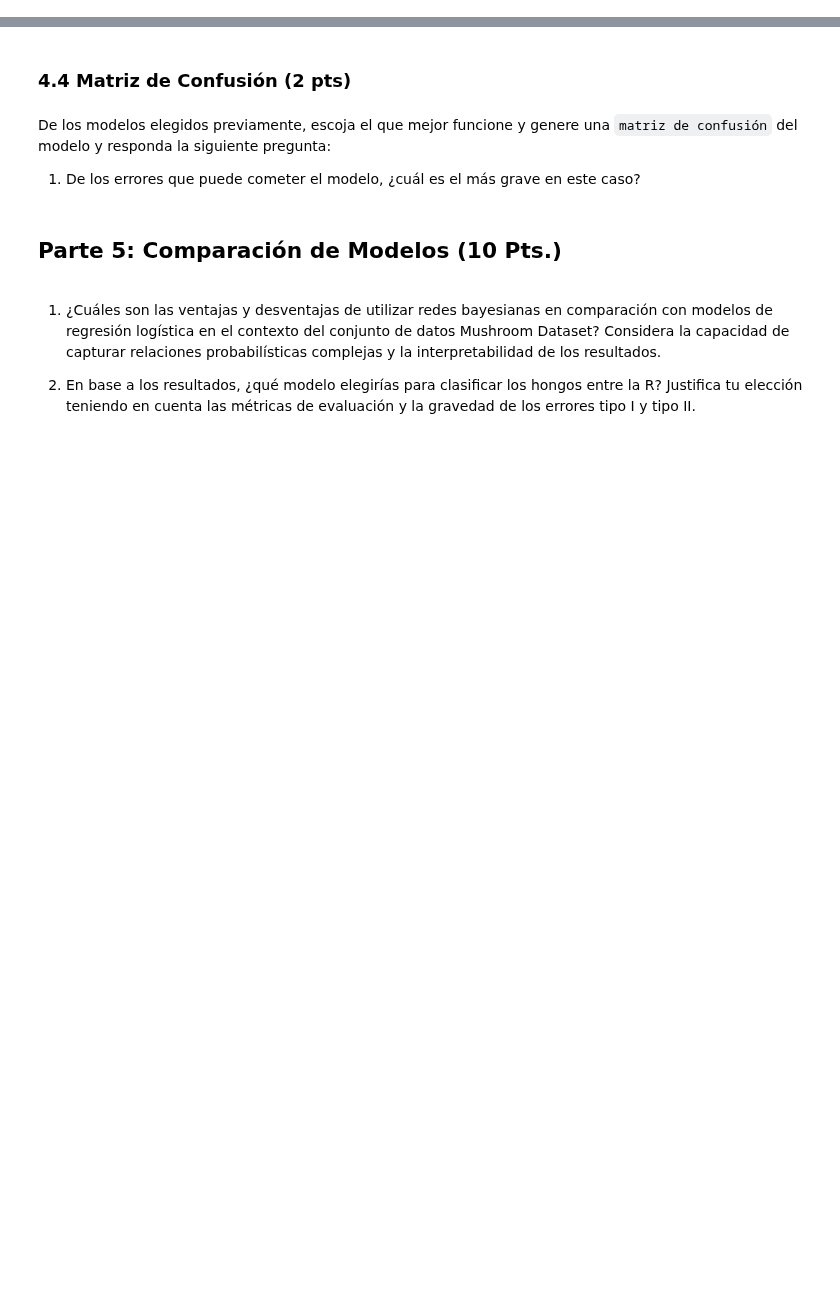
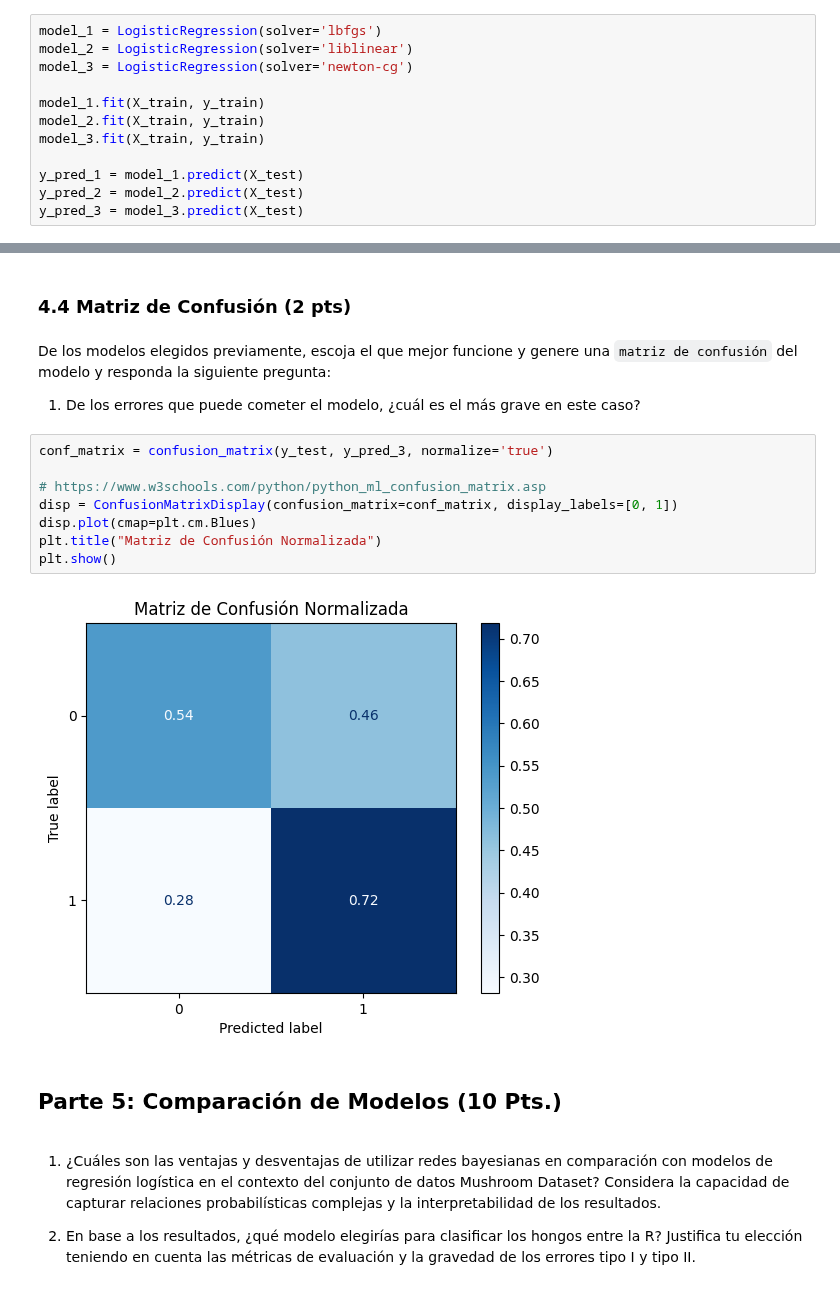
Before and after one commit to franco-anfossi/IIC2433, a Jupyter notebook: Tarea 3/T3.ipynb, the cells around one changed output, grey strips where cells are left out. Cells and saved outputs as stored; diff of their text form; blank space fills up the shorter version.

```diff
--- a/Tarea 3/T3.ipynb
+++ b/Tarea 3/T3.ipynb
@@ -266,3 +403,15 @@ Investiga sobre `Regresión Lógistica` y da una explicación con tus propias pa
 ### 4.2 Crear y Entrenar Regresión Logística (6 pts)
 # %% [markdown]
 Crea y entrena un modelo de regresion logistica con los datos de entrenamiento, donde a traves del parametro `solver`, deberas elegir minimo 3 opciones diferentes de algoritmos de optimizacion, responder `cuales son sus principales diferencias` respecto a como actualizan los parametros del modelo y `dar una hipotesis` sobre cual crees que sera el algoritmo que funcione mejor para este dataset. Recuerda que la idea es que `justifiques tu respuesta`.
+# %%
+model_1 = LogisticRegression(solver='lbfgs')
+model_2 = LogisticRegression(solver='liblinear')
+model_3 = LogisticRegression(solver='newton-cg')
+
+model_1.fit(X_train, y_train)
+model_2.fit(X_train, y_train)
+model_3.fit(X_train, y_train)
+
+y_pred_1 = model_1.predict(X_test)
+y_pred_2 = model_2.predict(X_test)
+y_pred_3 = model_3.predict(X_test)
@@ -276,6 +480,16 @@ Para cada uno de tus modelos anteriores (del punto 4.2), evalua el modelo con lo
 De los modelos elegidos previamente, escoja el que mejor funcione y genere una `matriz de confusión` del modelo y responda la siguiente pregunta:
 
 1. De los errores que puede cometer el modelo, ¿cuál es el más grave en este caso?
+# %%
+conf_matrix = confusion_matrix(y_test, y_pred_3, normalize='true')
+
+# https://www.w3schools.com/python/python_ml_confusion_matrix.asp
+disp = ConfusionMatrixDisplay(confusion_matrix=conf_matrix, display_labels=[0, 1])
+disp.plot(cmap=plt.cm.Blues)
+plt.title("Matriz de Confusión Normalizada")
+plt.show()
+# %% [output]
+[figure, added]
 # %% [markdown]
 ## Parte 5: Comparación de Modelos (10 Pts.)
 # %% [markdown]
```
Also changed, not shown: parts of 19 cells of this notebook.
